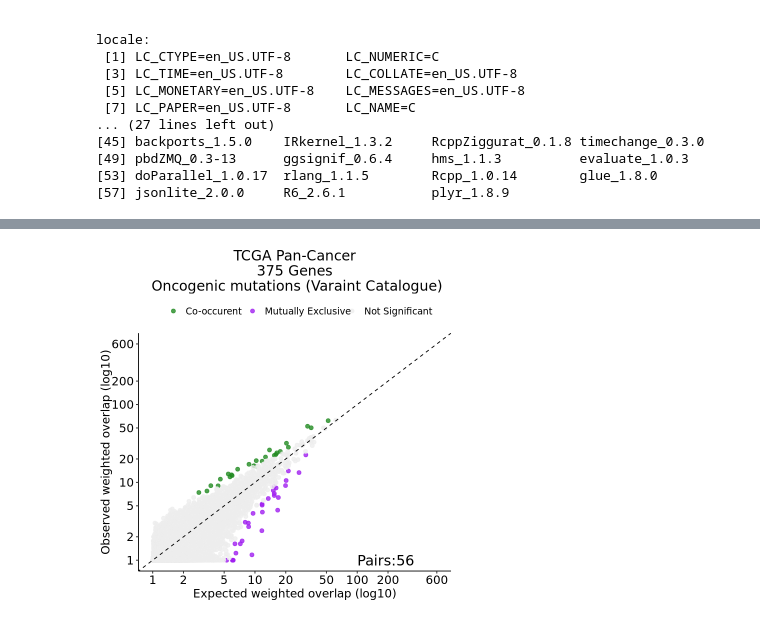
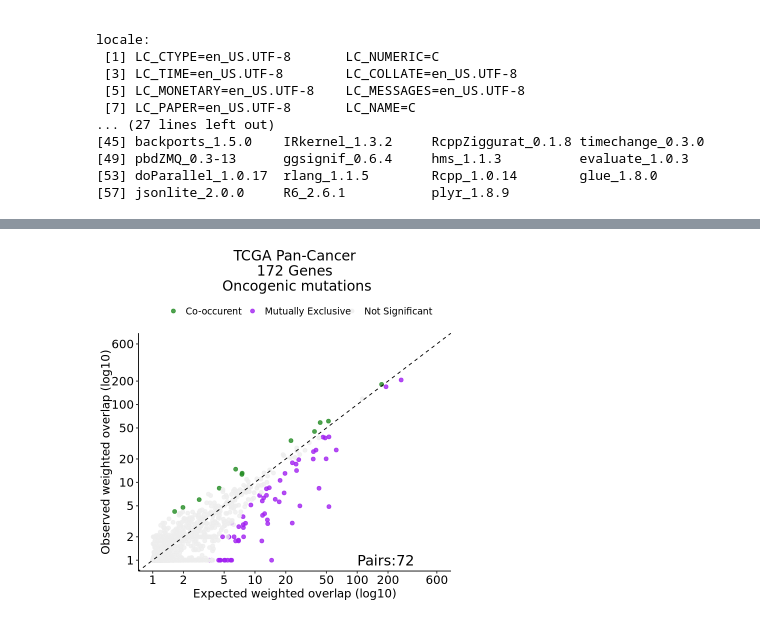
Before and after one commit to CSOgroup/SelectSim_analysis, a Jupyter notebook: analysis/oncokb_random_analysis/selectsim_oncokb_random_analysis.ipynb, the cells around one changed output, grey strips where cells are left out. Drawn from its saved outputs; the diff is of its cells as text; code cells hidden in the pictures.

Commit message:
Added normal mutation scripts and other updates
Co-authored-by: mpetrovi <miljanpet93@gmail.com>

```diff
--- a/analysis/oncokb_random_analysis/selectsim_oncokb_random_analysis.ipynb
+++ b/analysis/oncokb_random_analysis/selectsim_oncokb_random_analysis.ipynb
@@ -78,14 +122,10 @@ saveRDS(obj_random,'../results/pan_can_tcga_frequnecy_matched_oncokb_375_random_
-# %%
-obj_oncokb <- selectX( M = oncokb_run_data$M,
-                sample.class = oncokb_run_data$sample.class,
-                alteration.class = oncokb_run_data$alteration.class,
-                n.cores = 30,
-                min.freq = (0.001*9082),
-                n.permut = 1000,
-                lambda = 0.3,
-                tao = 1,
-                save.object = FALSE,
-                verbose = FALSE,
-                estimate_pairwise = FALSE,
-                maxFDR = 0.25)
+# %%
+pan_can_result_df <- obj_oncokb$result
+pan_can_random_result_df <- obj_random$result
+# %%
+pan_can_result_df$log_overlap <- log10(pan_can_result_df$w_overlap + 1)
+pan_can_result_df$log_r_overlap <- log10(pan_can_result_df$w_r_overlap + 1)
+pan_can_result_df <- pan_can_result_df %>% mutate(cat = case_when((FDR == TRUE & type=='ME') ~ 'Mutually Exclusive' ,
+                                                                    (FDR == TRUE & type=='CO') ~ 'Co-occurent ',
+                                                                    FDR == FALSE ~ "Not Significant"))
 # %%
@@ -117,7 +142,7 @@ A data.frame: 2 × 2
 log_breaks <- log10(c(1, 2, 5, 10, 20, 50, 100, 200, 600))
 actual_labels <- c("1", "2", "5", "10", "20", "50", "100", "200", "600")
 # %%
-plot_orgnial <- ggscatter(pan_can_result_df_orginal,
+plot_actual <- ggscatter(pan_can_result_df,
                   x = "log_r_overlap",
                   y = "log_overlap",
                   color = "cat",
@@ -127,12 +152,12 @@ plot_orgnial <- ggscatter(pan_can_result_df_orginal,
         annotate("text",
                x = 2,
                y = 0,
-               label = "Pairs:56",
+               label = "Pairs:72",
                size = 6,
                hjust = 0) +
         xlab("Expected weighted overlap (log10)") +
         ylab("Observed weighted overlap (log10)") + geom_abline(slope = 1, intercept = 0,linetype=2)+
-        ggtitle('TCGA Pan-Cancer\n 375 Genes \n Oncogenic mutations (Varaint Catalogue)') + theme_pubr() +
+        ggtitle('TCGA Pan-Cancer\n 172 Genes \n Oncogenic mutations') + theme_pubr() +
         theme(legend.position = "top",
              legend.title = element_blank(),
              plot.title = element_text(hjust = 0.5),
@@ -151,9 +176,9 @@ plot_orgnial <- ggscatter(pan_can_result_df_orginal,
         )
 # %%
 options(repr.plot.width = 6, repr.plot.height = 6)
-plot_orgnial
+plot_actual
 # %% [output]
-[figure, old version]
+[figure, new version]
 # %%
 pan_can_random_result_df$log_overlap <- log10(pan_can_random_result_df$w_overlap + 1)
 pan_can_random_result_df$log_r_overlap <- log10(pan_can_random_result_df$w_r_overlap + 1)
```
Also changed, not shown: parts of 47 cells of this notebook, 12 other files.
